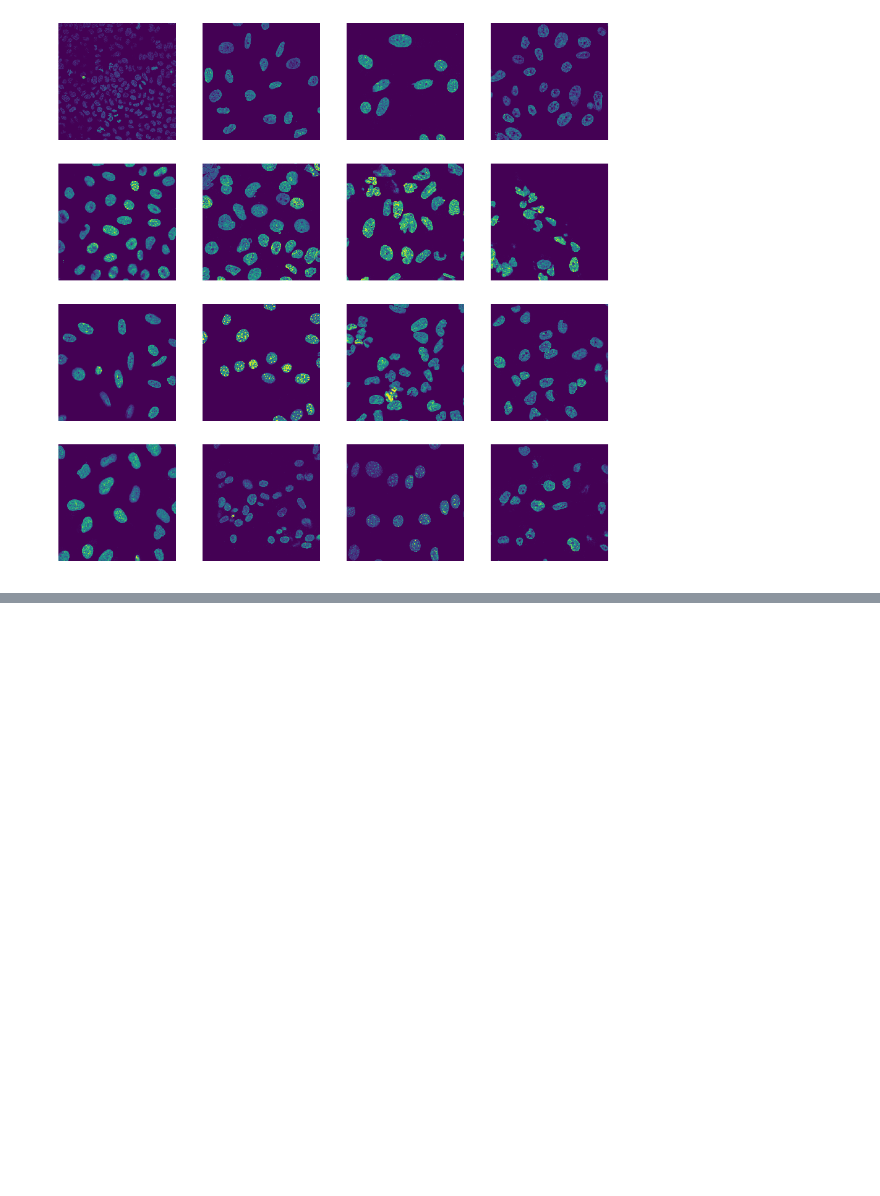
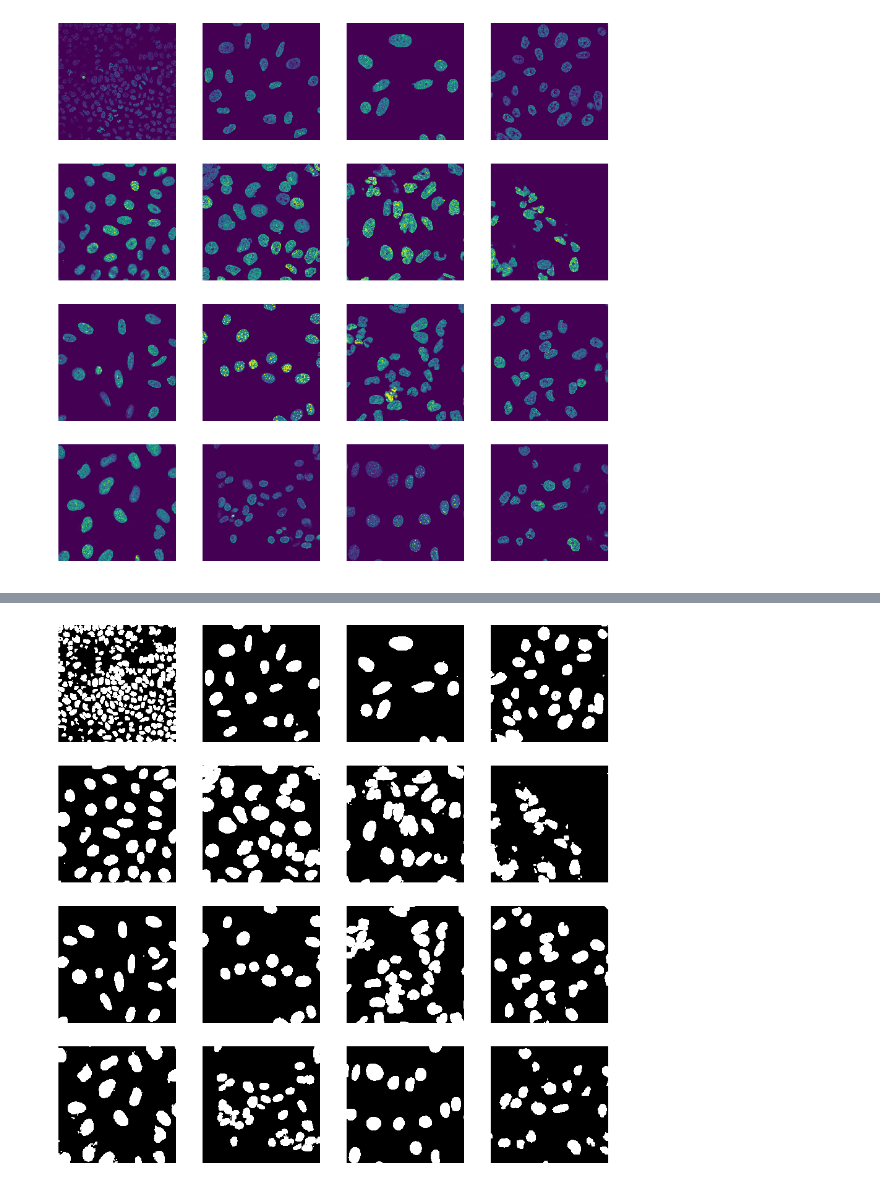
Before and after one commit to agis09/Kaggle_past, a Jupyter notebook: Human Protein Atlas Image Classification/make_mask_nuclear.ipynb, the cells around one changed output, grey strips where cells are left out. Saved outputs shown, nothing was run; the diff lists cells and outputs as text; code cells hidden in the pictures; blank space fills up the shorter version.

```diff
--- a/Human Protein Atlas Image Classification/make_mask_nuclear.ipynb
+++ b/Human Protein Atlas Image Classification/make_mask_nuclear.ipynb
@@ -68,0 +86,24 @@ error: OpenCV(3.4.1) C:\Miniconda3\conda-bld\opencv-suite_1533128839831\work\mod
+# %%
+def display_imgs(x):
+    columns = 4
+    rows = 4
+    fig=plt.figure(figsize=(columns*4, rows*4))
+    for i in range(rows):
+        for j in range(columns):
+            idx = i+j*columns
+            path=train_dataset_info[x+idx]['path']+'_blue.png'
+            fig.add_subplot(rows, columns, idx+1)
+            plt.axis('off')
+            img=cv2.imread(path,0).astype('uint8')
+            kernel = np.ones((2,2),np.uint8)
+            opening = cv2.morphologyEx(img,cv2.MORPH_OPEN,kernel,iterations = 2)
+            thresh,img = cv2.threshold(opening,1,255,cv2.THRESH_BINARY)
+            # closing = cv2.morphologyEx(img,cv2.MORPH_CLOSE,kernel,iterations = 2)
+            # モルフォロジー演算のDilationを使う
+            # sure_bg = cv2.dilate(closing,kernel,iterations=2)
+            sure_bg = cv2.dilate(img,kernel,iterations=2)
+            plt.imshow(sure_bg,cmap='gray')
+    plt.show()
+display_imgs(0)
+# %% [output]
+[figure, added]
```
Also changed, not shown: parts of 5 cells of this notebook.
